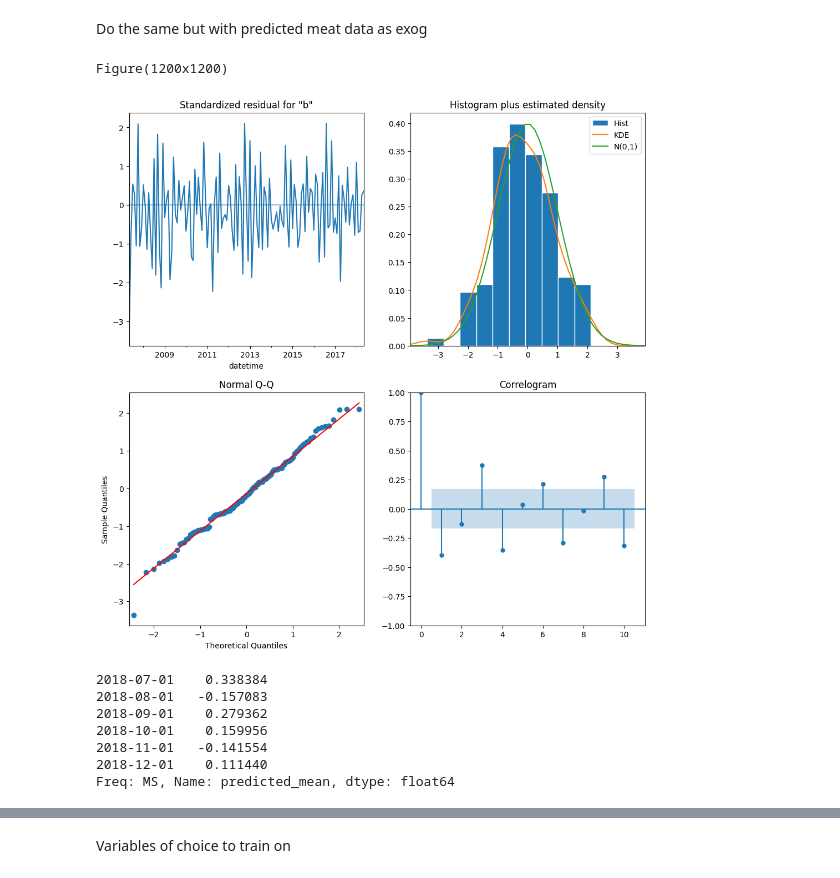
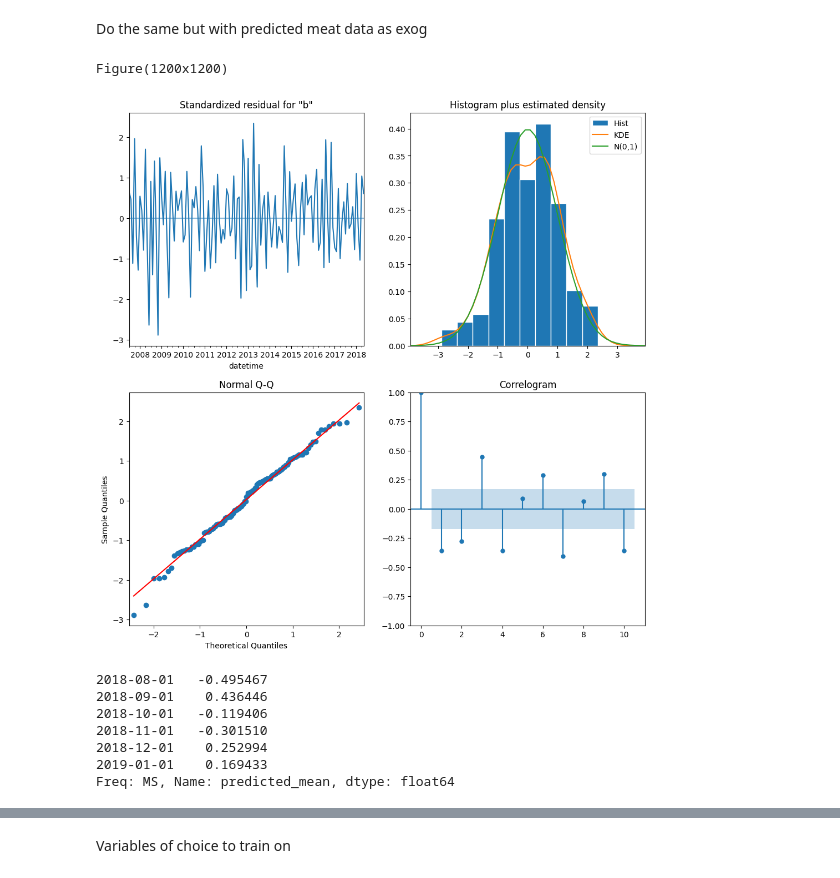
Before and after one commit to SAT-Enjoyers/citadel-datathon, a Jupyter notebook: eda/sarimax_hourly_wage_opposite.ipynb, the cells around one changed output, grey strips where cells are left out. Drawn from its saved outputs; the diff is of its cells as text; code cells hidden in the pictures.

```diff
--- a/eda/sarimax_hourly_wage_opposite.ipynb
+++ b/eda/sarimax_hourly_wage_opposite.ipynb
@@ -214,7 +214,7 @@ Split train test data
 MAIN_MEAT = 'beef'
 diff_wage = df_subject2.copy()
 diff_wage = diff_wage[['datetime', SUBJECT2]]
-diff_wage[SUBJECT2] = diff_wage[SUBJECT2].diff()
+diff_wage[SUBJECT2] = diff_wage[SUBJECT2].diff().diff()
 diff_wage.dropna(inplace=True)
 merged_df = df_subject1.merge(diff_wage, on='datetime', how='inner')
 diff_wage
@@ -317,7 +317,7 @@ def mae(mean, endog):
 Do SARIMAX for forecasting wages no exog
 # %%
 ordp, ordq, seap, seasd, seasq, method = (1, 1, 1, 1, 1, 'powell')
-ordd = 1
+ordd = 2
 s = 12
 
 # Model without meat
@@ -376,32 +376,32 @@ mae(actual_meat_forecast_mean, test_df[MEAT_CHOICE])
 Do the same but with predicted meat data as exog
 # %%
 ordp, ordq, seap, seasd, seasq, method = (1, 1, 1, 1, 1, 'lbfgs')
-ordd = 1
+ordd = 2
 s = 12
 
 model_with_predicted_meat = forecast_sarimax(endog=y, exog=x, ordp=ordp,
                               ordq=ordq, ordd=ordd,
                               seasp=seap, seasd=seasd,
                               seasq=seasq, s=s, method=method)
 print(base_model.plot_diagnostics(figsize=(12, 12)))
 # %% [output]
 Figure(1200x1200)
-[figure, old version]
+[figure, new version]
 # %%
 PATH = '../model/sarimax_wage_forecasting.pkl'
 with open(PATH, 'rb') as file:
     sarimax_wage = pickle.load(file)
-pred_wage = sarimax_wage.get_forecast(steps=7)
-pred_ware_diff = pred_wage.predicted_mean.diff()
+pred_wage = sarimax_wage.get_forecast(steps=8)
+pred_ware_diff = pred_wage.predicted_mean.diff().diff()
 pred_ware_diff = pred_ware_diff.dropna()
 pred_ware_diff
 # %% [output]
-2018-07-01    0.338384
-2018-08-01   -0.157083
-2018-09-01    0.279362
-2018-10-01    0.159956
-2018-11-01   -0.141554
-2018-12-01    0.111440
+2018-08-01   -0.495467
+2018-09-01    0.436446
+2018-10-01   -0.119406
+2018-11-01   -0.301510
+2018-12-01    0.252994
+2019-01-01    0.169433
 Freq: MS, Name: predicted_mean, dtype: float64
 # %%
 pred_meat_forecast_mean, pred_meat_forecast_conf = model_predict(model=model_with_predicted_meat, exog=pred_ware_diff, month_gap=month_gap)
```
Also changed, not shown: parts of 12 cells of this notebook.
